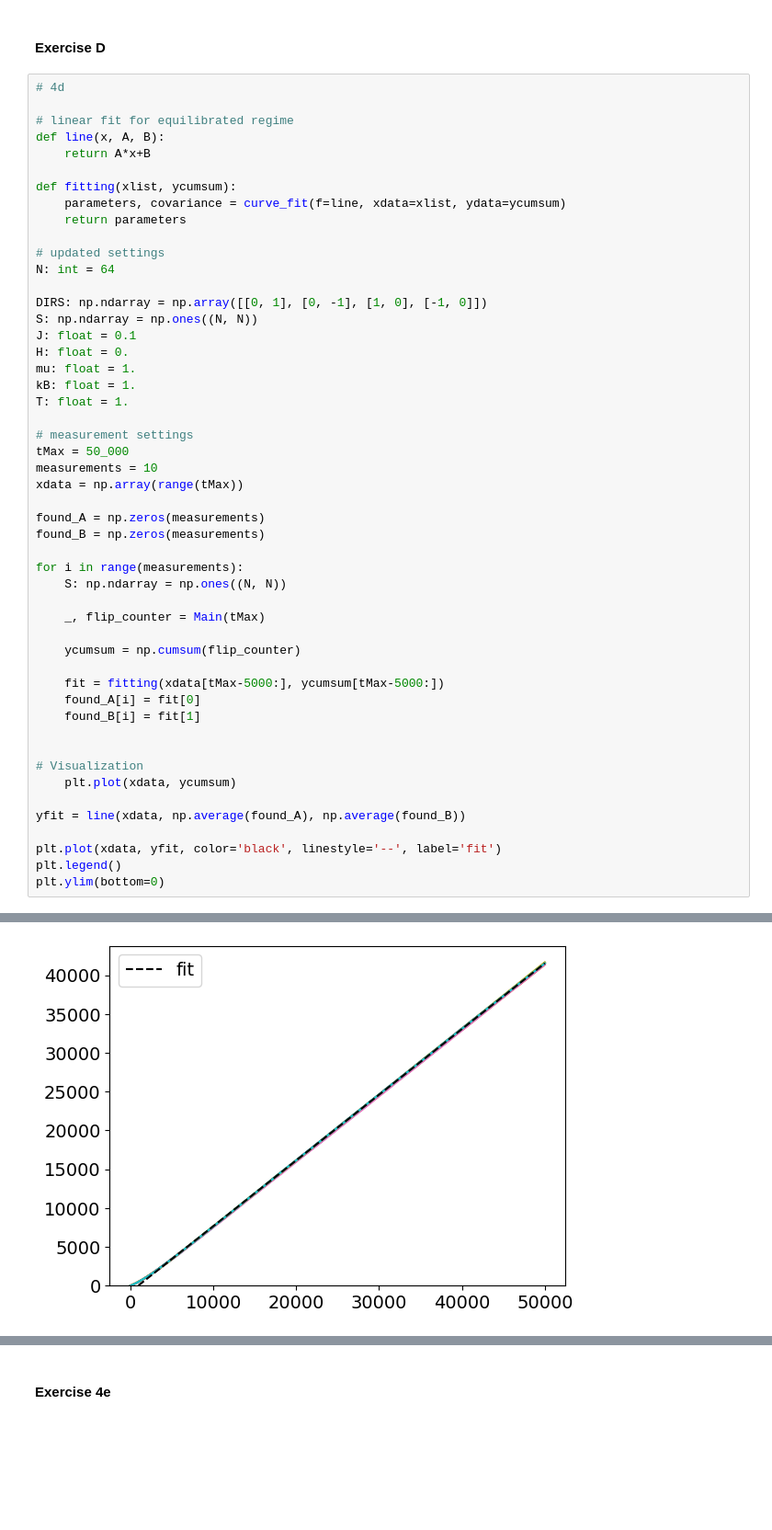
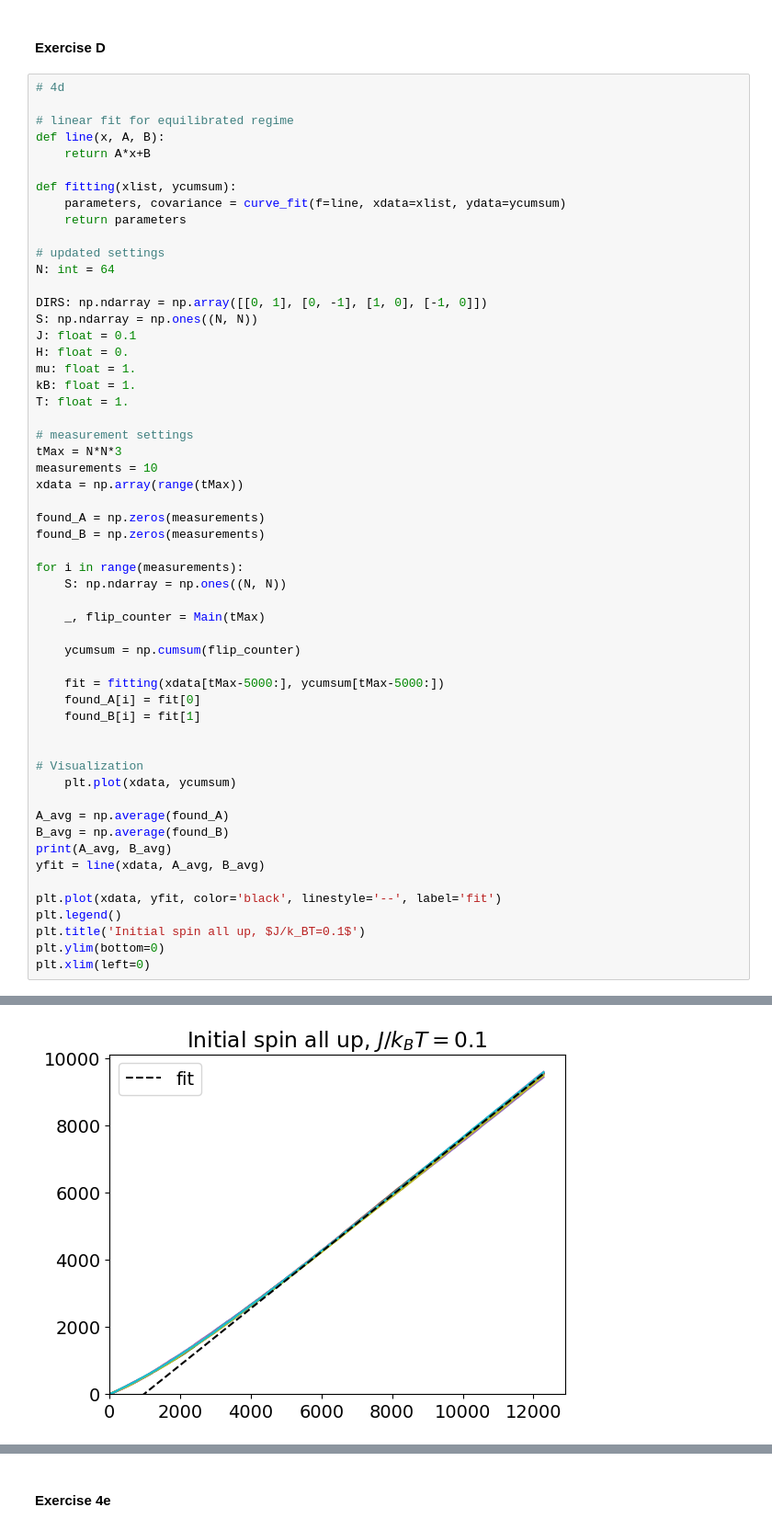
Before and after one commit to alexprogrammeert/3MA010-assignments-code, a Jupyter notebook: magnetism as notebook with 4def.ipynb, the cells around one changed output, grey strips where cells are left out. Shown at 92% size. Drawn from its saved outputs; the diff is of its cells as text; blank space fills up the shorter version.

Commit message:
4d edits, new plots

```diff
--- a/magnetism as notebook with 4def.ipynb
+++ b/magnetism as notebook with 4def.ipynb
@@ -167,7 +167,7 @@ kB: float = 1.
 T: float = 1.
 
 # measurement settings
-tMax = 50_000
+tMax = N*N*3
 measurements = 10
 xdata = np.array(range(tMax))
 
@@ -189,9 +189,14 @@ for i in range(measurements):
 # Visualization
     plt.plot(xdata, ycumsum)
 
-yfit = line(xdata, np.average(found_A), np.average(found_B))
+A_avg = np.average(found_A)
+B_avg = np.average(found_B)
+print(A_avg, B_avg)
+yfit = line(xdata, A_avg, B_avg)
 
 plt.plot(xdata, yfit, color='black', linestyle='--', label='fit')
 plt.legend()
+plt.title('Initial spin all up, $J/k_BT=0.1$')
 plt.ylim(bottom=0)
+plt.xlim(left=0)
 # %% [output]
@@ -199 +205 @@ plt.ylim(bottom=0)
-[figure, old version]
+[figure, new version]
```
Also changed, not shown: parts of 4 cells of this notebook.
